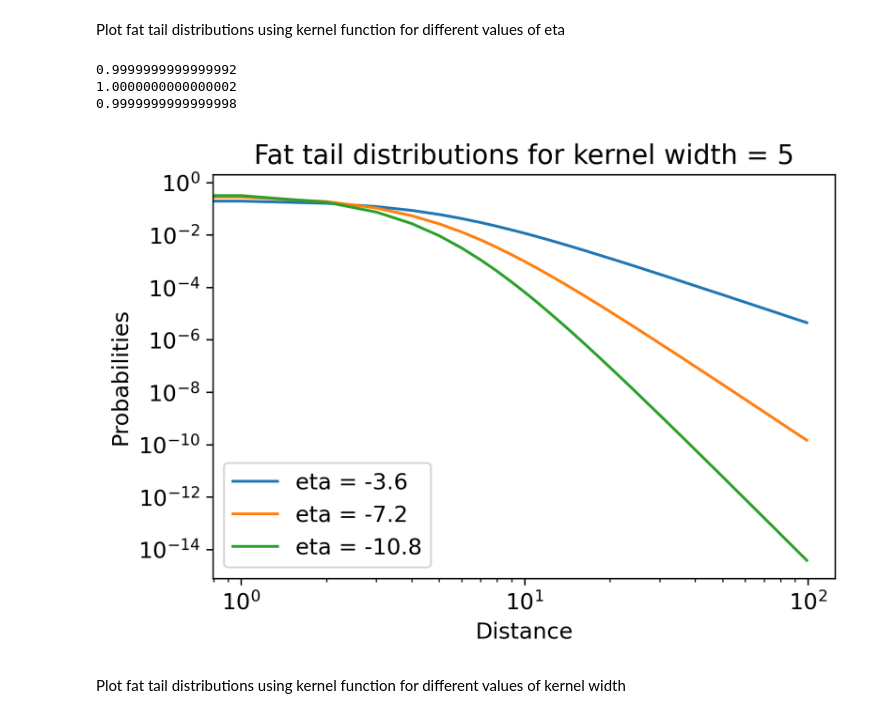
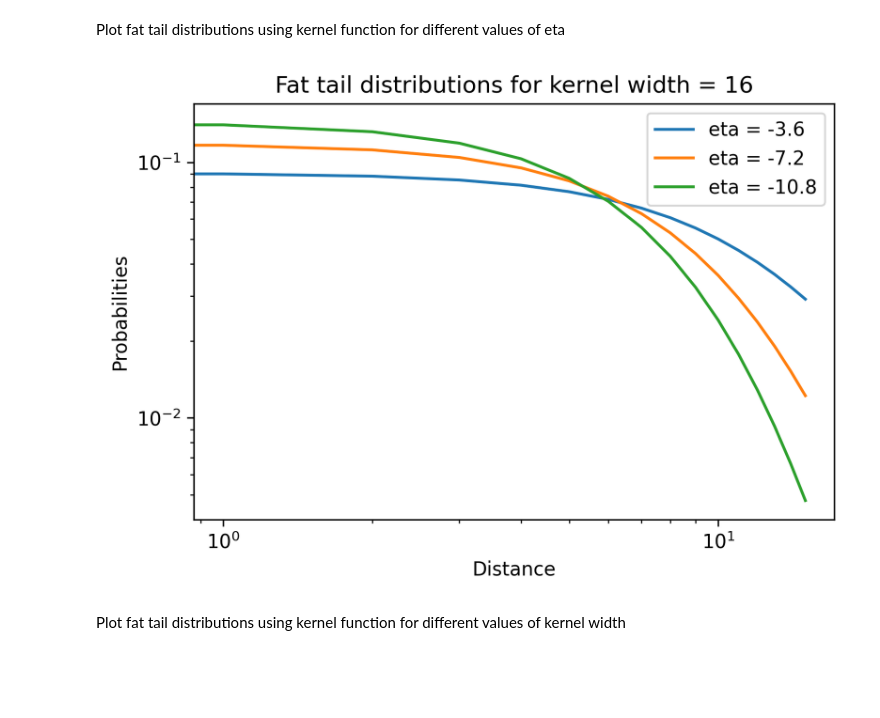
Before and after one commit to jonasargelo/Complex-systems-sim, a Jupyter notebook: Backwards voter model/run_fast_voter.ipynb, the cells around one changed output. Drawn from its saved outputs; the diff is of its cells as text; code cells hidden in the pictures; blank space fills up the shorter version.

```diff
--- a/Backwards voter model/run_fast_voter.ipynb
+++ b/Backwards voter model/run_fast_voter.ipynb
@@ -106,29 +106,26 @@ plt.show()
 # %% [markdown]
 Plot fat tail distributions using kernel function for different values of eta
 # %%
-dist = range(0,100)
 etas = [-3.6, -7.2, -10.8]
 W = 16
 
 for eta in etas:
     probabilities = []
+    dist = range(0,W)
     for d in dist:
         K = -((eta + 2) / (2 * np.pi * W**2)) * (1 + ((d)/W)**2 )**(eta/2)
         probabilities.append(K)
     probabilities = np.array(probabilities)/sum(probabilities)
 
     plt.loglog(dist,probabilities,label=f'eta = {eta}')
 
 plt.legend()
 plt.xlabel('Distance')
 plt.ylabel('Probabilities')
 plt.title(f'Fat tail distributions for kernel width = {W}')
 plt.show()
 # %% [output]
-0.9999999999999992
-1.0000000000000002
-0.9999999999999998
-[figure, old version]
+[figure, new version]
 # %% [markdown]
 Plot fat tail distributions using kernel function for different values of kernel width
 # %%
```
Also changed, not shown: parts of 1 cell of this notebook.
